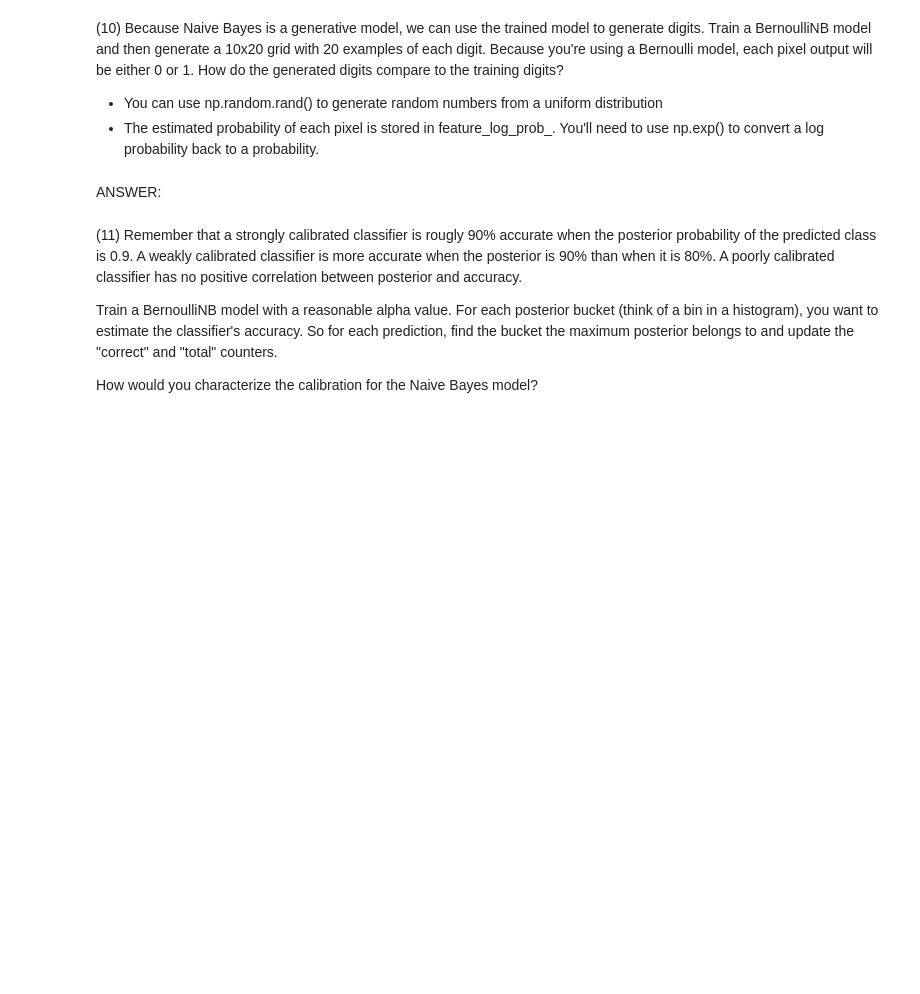
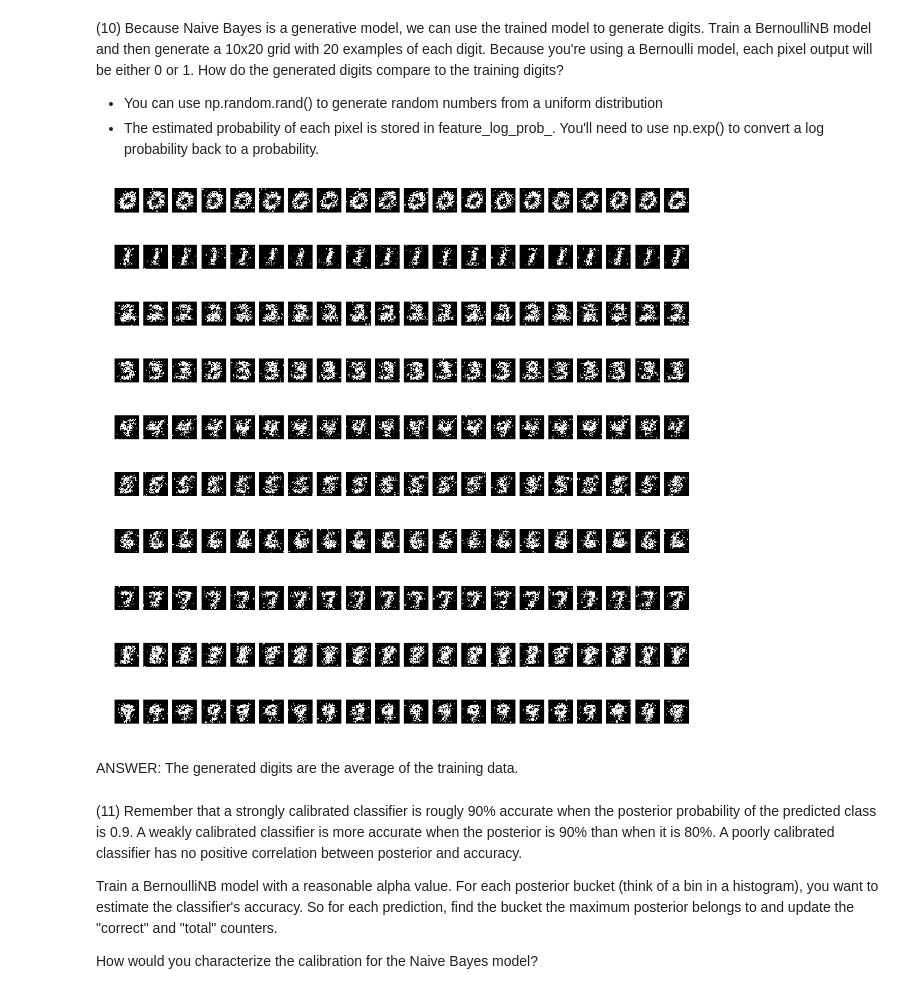
Before and after one commit to elrufaie/W207-Applied-Machine-Learning, a Jupyter notebook: Projects/harith_elrufaie_p1.ipynb, the cells around one changed output. Drawn from its saved outputs; the diff is of its cells as text; code cells hidden in the pictures; blank space fills up the shorter version.

```diff
--- a/Projects/harith_elrufaie_p1.ipynb
+++ b/Projects/harith_elrufaie_p1.ipynb
@@ -464,5 +500,35 @@ ANSWER:
-# %% [markdown]
-ANSWER:
+# %%
+def P10(num_examples):
+
+### STUDENT START ###
+    bernoulli_model = BernoulliNB()
+    bernoulli_model.fit(mini_train_data, mini_train_labels)
+
+    # get the estimated probability of each pixel
+    prob = np.exp(bernoulli_model.feature_log_prob_)
+
+    plt.figure(figsize = (15, 15))
+
+    for digit in range(10):
+        for eg in range(num_examples):
+            digit_to_plot = digit * num_examples + (eg + 1)
+
+            # Generate a boolean vector according to the specified probabilities
+            img_values = prob[digit] > np.random.rand(prob.shape[1])
+            img_values = img_values.reshape(28, 28)
+
+            # now lets subplot
+            plt.subplot(10, num_examples, digit_to_plot)
+            plt.axis('off')
+            plt.imshow(img_values, cmap='gray')
+
+### STUDENT END ###
+
+P10(20)
+# %% [output]
+[figure, added]
+# %% [markdown]
+ANSWER: The generated digits are the average of the training data.
 # %% [markdown]
 (11) Remember that a strongly calibrated classifier is rougly 90% accurate when the posterior probability of the predicted class is 0.9. A weakly calibrated classifier is more accurate when the posterior is 90% than when it is 80%. A poorly calibrated classifier has no positive correlation between posterior and accuracy.
 
```
Also changed, not shown: parts of 18 cells of this notebook.
